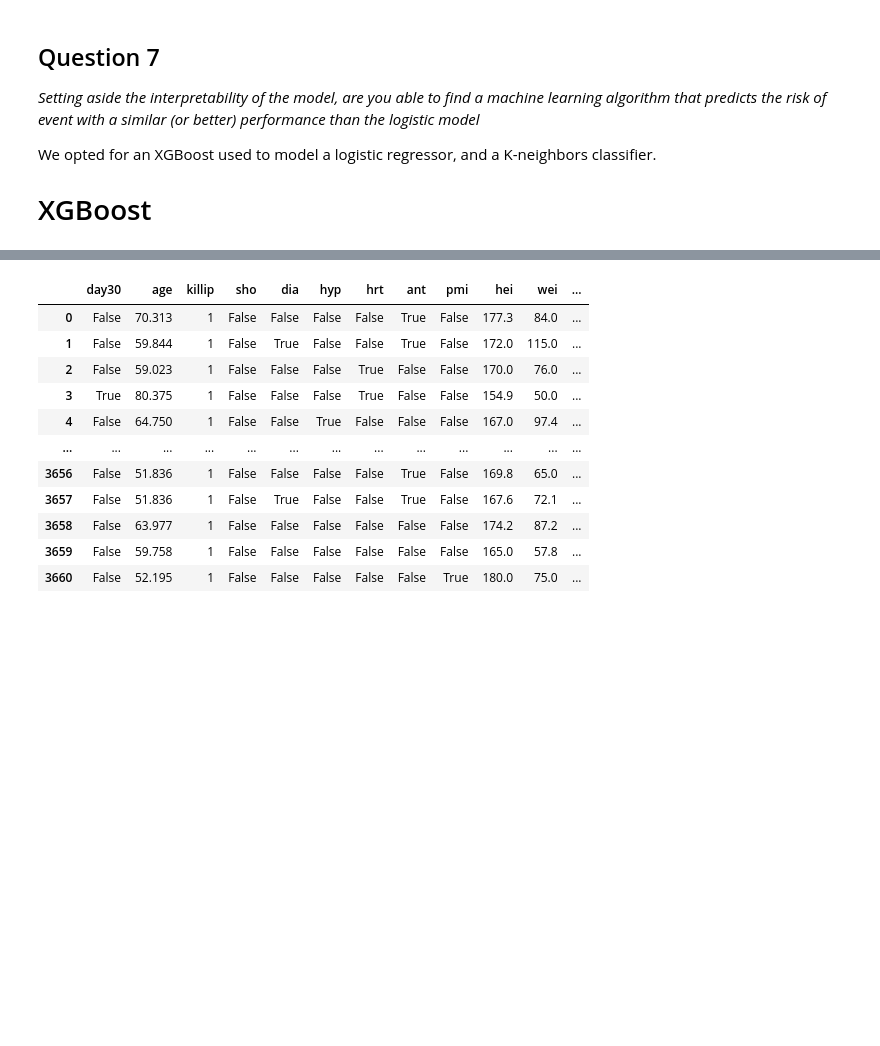
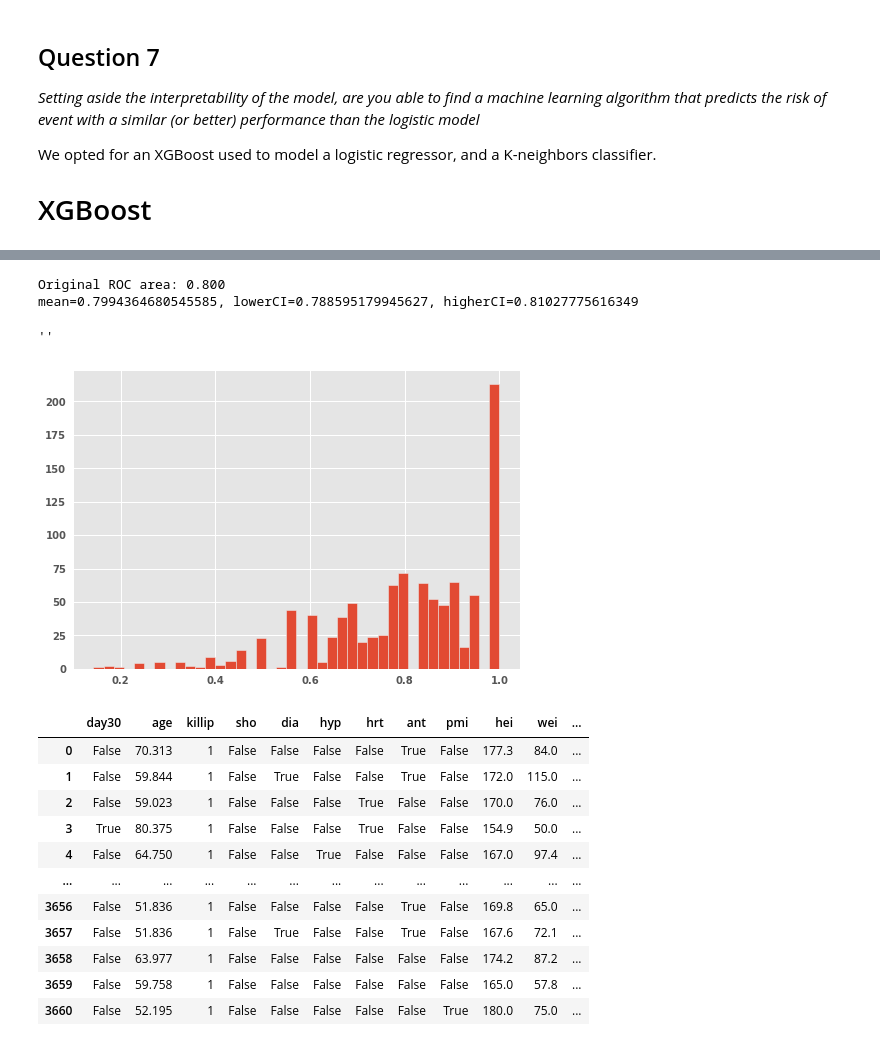
Before and after one commit to andrealorenzon/health_data_analytics, a Jupyter notebook: GUSTO/GUSTO.ipynb, the cells around one changed output, grey strips where cells are left out. Cells and saved outputs as stored; diff of their text form; code cells hidden in the pictures; blank space fills up the shorter version.

```diff
--- a/GUSTO/GUSTO.ipynb
+++ b/GUSTO/GUSTO.ipynb
@@ -773,3 +805,49 @@ We opted for an XGBoost used to model a logistic regressor, and a K-neighbors cl
+# %%
+# general example:
+import numpy as np
+from scipy.stats import sem
+from sklearn.metrics import roc_auc_score
+import scipy
+
+y_pred = np.array([0.21, 0.32, 0.63, 0.35, 0.92, 0.79, 0.82, 0.99, 0.04])
+y_true = np.array([0,    1,    0,    0,    1,    1,    0,    1,    0   ])
+
+def mean_confidence_interval(data, confidence=0.95):
+    a = 1.0 * np.array(data)
+    n = len(a)
+    m, se = np.mean(a), scipy.stats.sem(a)
+    h = se * scipy.stats.t.ppf((1 + confidence) / 2., n-1)
+    return m, m-h, m+h
+
+print("Original ROC area: {:0.3f}".format(roc_auc_score(y_true, y_pred)))
+def ROC_AUC_CI(y_pred, y_true):
+    n_bootstraps = 1000
+    rng_seed = 42  # control reproducibility
+    bootstrapped_scores = []
+
+    rng = np.random.RandomState(rng_seed)
+    for i in range(n_bootstraps):
+        # bootstrap by sampling with replacement on the prediction indices
+        indices = rng.randint(0, len(y_pred), len(y_pred))
+        if len(np.unique(y_true[indices])) < 2:
+            # We need at least one positive and one negative sample for ROC AUC
+            # to be defined: reject the sample
+            continue
+
+        score = roc_auc_score(y_true[indices], y_pred[indices])
+        bootstrapped_scores.append(score)
+        #print("Bootstrap #{} ROC area: {:0.3f}".format(i + 1, score))
+    return bootstrapped_scores, mean_confidence_interval(bootstrapped_scores)
+
+res = ROC_AUC_CI(y_pred, y_true)
+plt.hist(res[0], bins=40)
+print("mean={}, lowerCI={}, higherCI={}".format(res[1][0], res[1][1],res[1][2]))
+''
+# %% [output]
+Original ROC area: 0.800
+mean=0.7994364680545585, lowerCI=0.788595179945627, higherCI=0.81027775616349
+''
+[figure, added]
 # %%
 df = pd.read_csv("./Gusto.csv")
 df['eversmk']= (df['smk']!=1).astype(bool)
```
Also changed, not shown: parts of 14 cells of this notebook.
